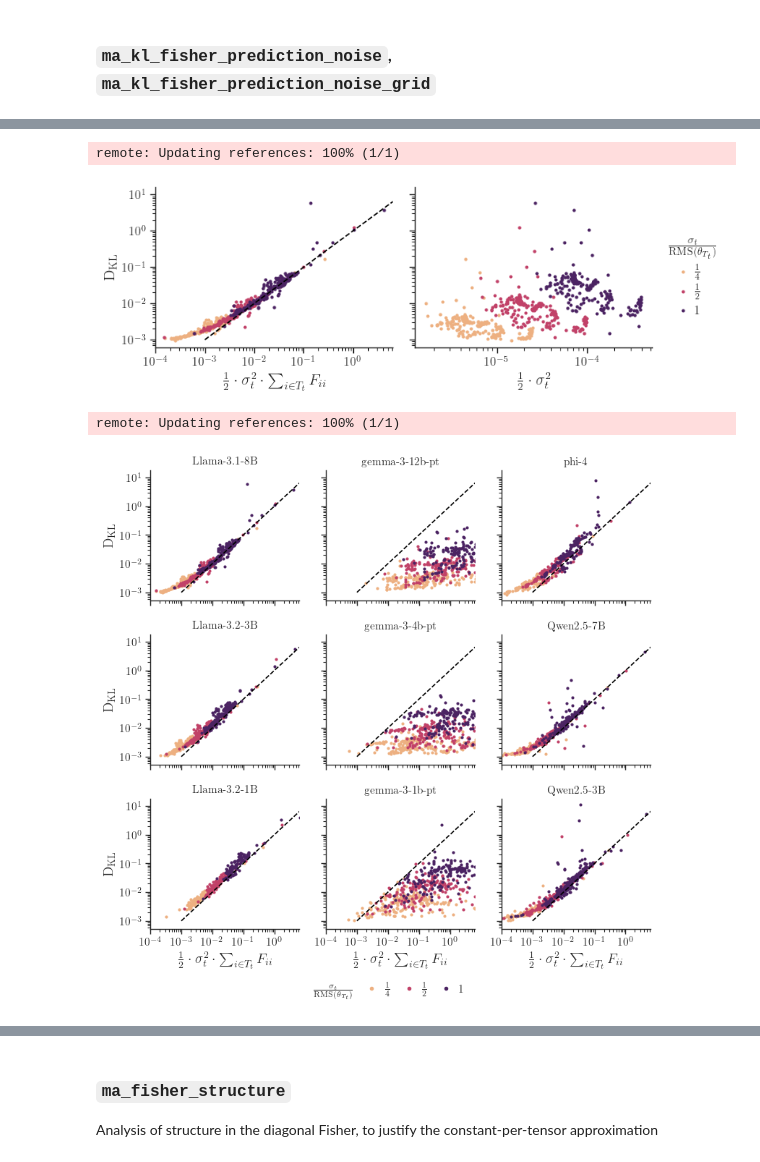
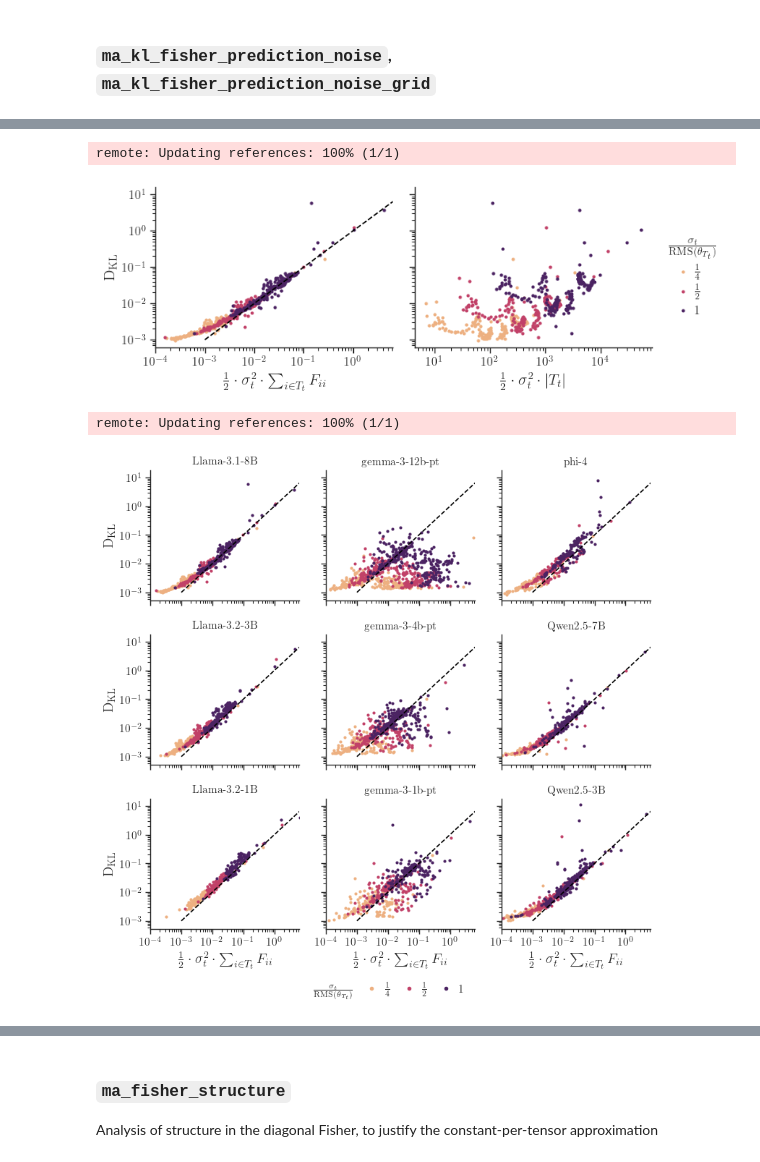
Before and after one commit to graphcore-research/optimal-weight-formats, a Jupyter notebook: paper/Models.ipynb, the cells around one changed output, grey strips where cells are left out. Drawn from its saved outputs; the diff is of its cells as text; code cells hidden in the pictures.

Commit message:
Redo plots for Gemma fix

```diff
--- a/paper/Models.ipynb
+++ b/paper/Models.ipynb
@@ -94,7 +93,7 @@ plot_utils.save("ma_parameter_hist")
 # %% [markdown]
 ### `ma_kl_fisher_prediction_noise`, `ma_kl_fisher_prediction_noise_grid`
 # %%
-fisher_sum = {run.config.model.split("/")[1]: run.summary.fisher for run in E.runs("20250423-fisher")}
+fisher_sum = {run.config.model.split("/")[1]: run.summary.fisher for run in E.runs("20250604-fisher")}
 weight_stats = {run.config.model.split("/")[1]: run.summary.weight_stats for run in E.runs("20250423-weight-stats")}
 runs = E.runs("20250502-noise-sensitivity")
 # %%
@@ -107,11 +106,13 @@ def get_row(run: E.AttrDict) -> dict[str, Any]:
             parameter=run.config.test.parameter,
             fisher_sum=fisher_sum[model][run.config.test.parameter],
             rm2=weight_stats[model][run.config.test.parameter].rm2,
+            nelem=math.prod(weight_stats[model][run.config.test.parameter].shape),
             kl_div=tensor(run.summary.kl_div).mean().item(),
         )
 
 df = pd.DataFrame.from_records(filter(None, map(get_row, runs)))
 df["kl_div_prediction"] = 0.5 * (df.scale * df.rm2) ** 2 * df.fisher_sum
-df["magnitude_prediction"] = 0.5 * (df.scale * df.rm2) ** 2
+df["magnitude_prediction"] = 0.5 * (df.scale * df.rm2) ** 2 * df.nelem
+df["kl_div_prediction_error_ratio"] = df.kl_div_prediction / df.kl_div
 df.head()
 # %% [output]
@@ -124,35 +125,35 @@ df.head()
 # %%
 kl_fisher_prediction_legend_title = r"$\frac{\sigma_t}{\text{RMS}(\theta_{T_t})}$"
 scales = [
     (s, dict(marker="o", lw=0, color=color, label=plot_utils.format_fraction()(s, None)))
     for s, color in zip(sorted(df.scale.unique()), plot_utils.SEQ_PALETTE(matplotlib.colors.LogNorm()(df.scale.unique())))
 ]
 def kl_fisher_prediction(model: str, predictor: str, ax: matplotlib.axes.Axes) -> None:
     for scale, args in scales:
         d = df[(df.model == model) & (df.scale == scale)]
         ax.scatter(d[predictor], d.kl_div, **args)
     if predictor == "kl_div_prediction":
         ax.plot([10**-3, 10], [10**-3, 10], "k--")
     ax.set_xscale("log")
     ax.set_yscale("log")
     if predictor == "kl_div_prediction":
         ax.set_xlabel(r"$\frac{1}{2} \cdot \sigma_t^2 \cdot \sum_{i \in T_t} F_{ii}$")
         ax.set_xlim((10**-4, 10**0.8))
     if predictor == "magnitude_prediction":
-        ax.set_xlabel(r"$\frac{1}{2} \cdot \sigma_t^2$")
+        ax.set_xlabel(r"$\frac{1}{2} \cdot \sigma_t^2 \cdot |T_t|$")
     ax.set_ylabel(r"$\kl$")
 
 model = "Llama-3.1-8B"
 fig, axs = plt.subplots(ncols=2, sharey=True)
 for ax, predictor in zip(axs, ["kl_div_prediction", "magnitude_prediction"]):
     kl_fisher_prediction(model, predictor, ax)
 axs[1].set_ylabel("")
 plot_utils.set_figure_legend(axs[0].figure, *axs[0].get_legend_handles_labels(), title=kl_fisher_prediction_legend_title, handletextpad=1, handlelength=0)
 plot_utils.tidy(fig)
 plot_utils.save("ma_kl_fisher_prediction_noise")
 # %% [output]
 remote: Updating references: 100% (1/1)
-[figure, old version]
+[figure, new version]
 # %%
 figw, figh = matplotlib.rcParams["figure.figsize"]
 _, axs = plt.subplots(nrows=3, ncols=3, figsize=(figw, 2.5 * figh), sharey=True, sharex=True)
@@ -173,4 +174,4 @@ plot_utils.tidy(axs[0, 0].figure)
 plot_utils.save("ma_kl_fisher_prediction_noise_grid")
 # %% [output]
 remote: Updating references: 100% (1/1)
-[figure, old version]
+[figure, new version]
```
Also changed, not shown: parts of 3 cells of this notebook, 2 other files.
